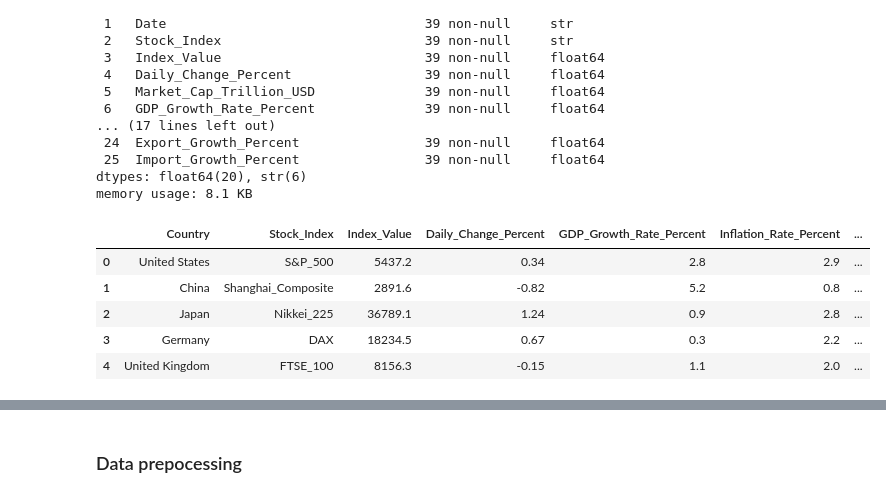
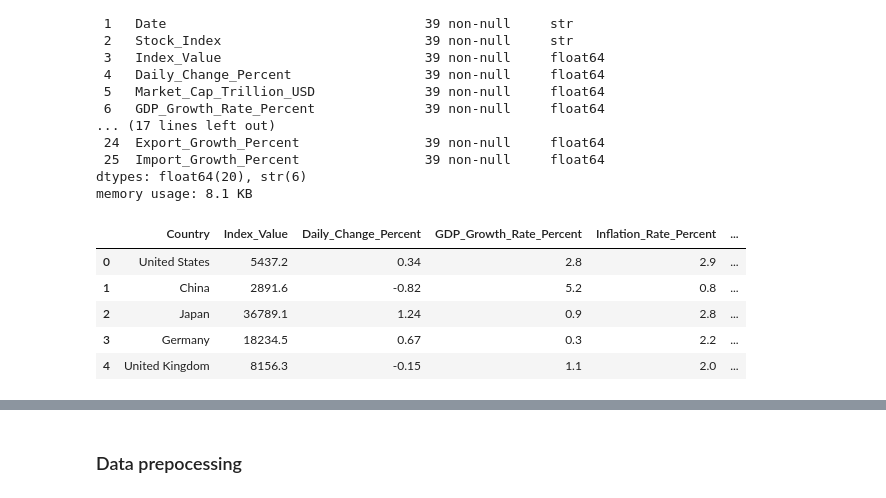
Before and after one commit to irenanguyen/4iz565_team_work, a Jupyter notebook: project.ipynb, the cells around one changed output, grey strips where cells are left out. Drawn from its saved outputs; the diff is of its cells as text; code cells hidden in the pictures.

```diff
--- a/project.ipynb
+++ b/project.ipynb
@@ -87,25 +89,24 @@ memory usage: 8.1 KB
 # %%
 selected_columns = [
     "Country",
-    "Stock_Index",
     "Index_Value",
     "Daily_Change_Percent",
     "GDP_Growth_Rate_Percent",
     "Inflation_Rate_Percent",
     "Interest_Rate_Percent",
     "Unemployment_Rate_Percent"
 ] # Only one date >>> drop column 'DATE'
 
 df = df[selected_columns]
 
 df.head()
 # %% [output]
-|  | Country | Stock_Index | Index_Value | Daily_Change_Percent | GDP_Growth_Rate_Percent | Inflation_Rate_Percent | ... |
-| 0 | United States | S&P_500 | 5437.2 | 0.34 | 2.8 | 2.9 | ... |
-| 1 | China | Shanghai_Composite | 2891.6 | -0.82 | 5.2 | 0.8 | ... |
-| 2 | Japan | Nikkei_225 | 36789.1 | 1.24 | 0.9 | 2.8 | ... |
-| 3 | Germany | DAX | 18234.5 | 0.67 | 0.3 | 2.2 | ... |
-| 4 | United Kingdom | FTSE_100 | 8156.3 | -0.15 | 1.1 | 2.0 | ... |
+|  | Country | Index_Value | Daily_Change_Percent | GDP_Growth_Rate_Percent | Inflation_Rate_Percent | ... |
+| 0 | United States | 5437.2 | 0.34 | 2.8 | 2.9 | ... |
+| 1 | China | 2891.6 | -0.82 | 5.2 | 0.8 | ... |
+| 2 | Japan | 36789.1 | 1.24 | 0.9 | 2.8 | ... |
+| 3 | Germany | 18234.5 | 0.67 | 0.3 | 2.2 | ... |
+| 4 | United Kingdom | 8156.3 | -0.15 | 1.1 | 2.0 | ... |
 # %%
 # df's info
 df.info()
```
Also changed, not shown: parts of 17 cells of this notebook.
